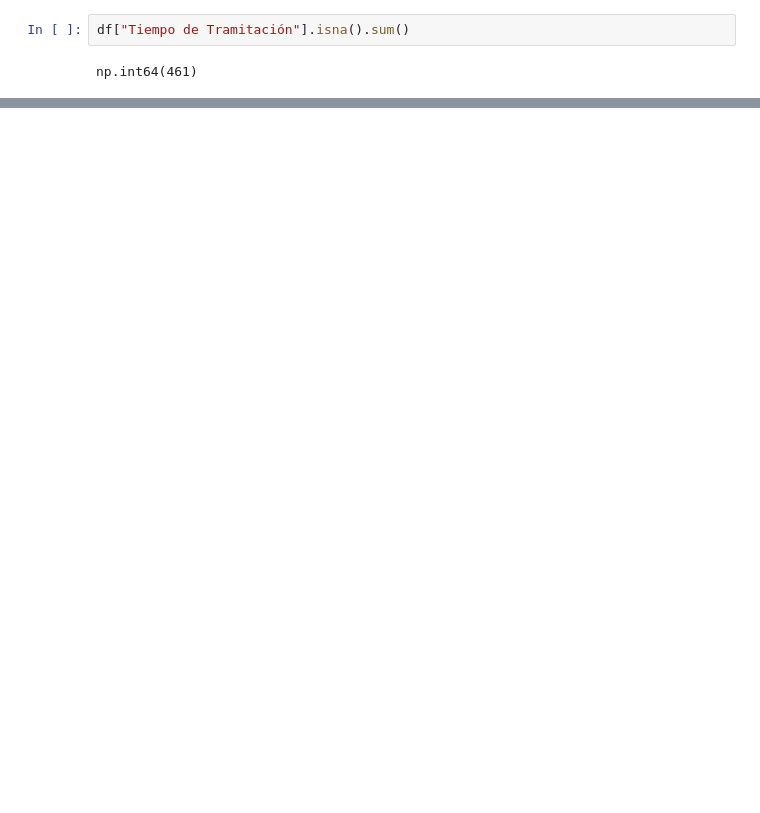
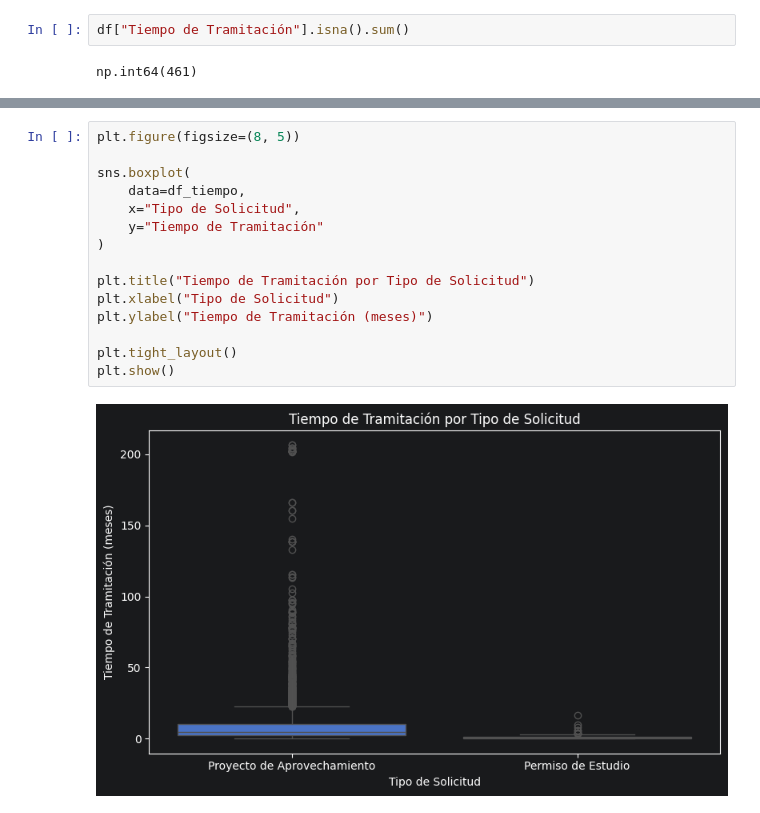
Before and after one commit to fcuneo/proyecto-python-diplomado, a Jupyter notebook: notebooks/practice.ipynb, the cells around one changed output, grey strips where cells are left out. Drawn from its saved outputs; the diff is of its cells as text; blank space fills up the shorter version.

```diff
--- a/notebooks/practice.ipynb
+++ b/notebooks/practice.ipynb
@@ -1279,0 +1495,17 @@ La existencia de estos casos explica la diferencia observada entre la media (9 m
+# %%
+plt.figure(figsize=(8, 5))
+
+sns.boxplot(
+    data=df_tiempo,
+    x="Tipo de Solicitud",
+    y="Tiempo de Tramitación"
+)
+
+plt.title("Tiempo de Tramitación por Tipo de Solicitud")
+plt.xlabel("Tipo de Solicitud")
+plt.ylabel("Tiempo de Tramitación (meses)")
+
+plt.tight_layout()
+plt.show()
+# %% [output]
+[figure, added]
```
Also changed, not shown: parts of 70 cells of this notebook.
